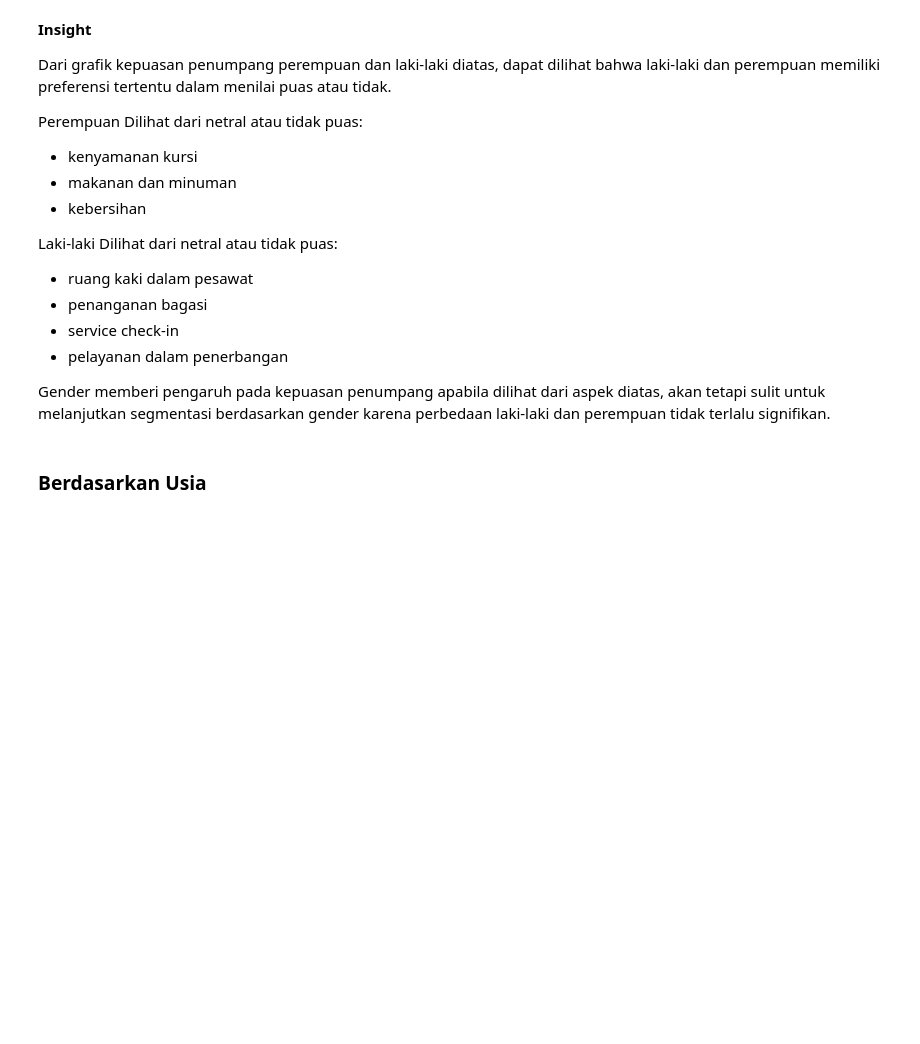
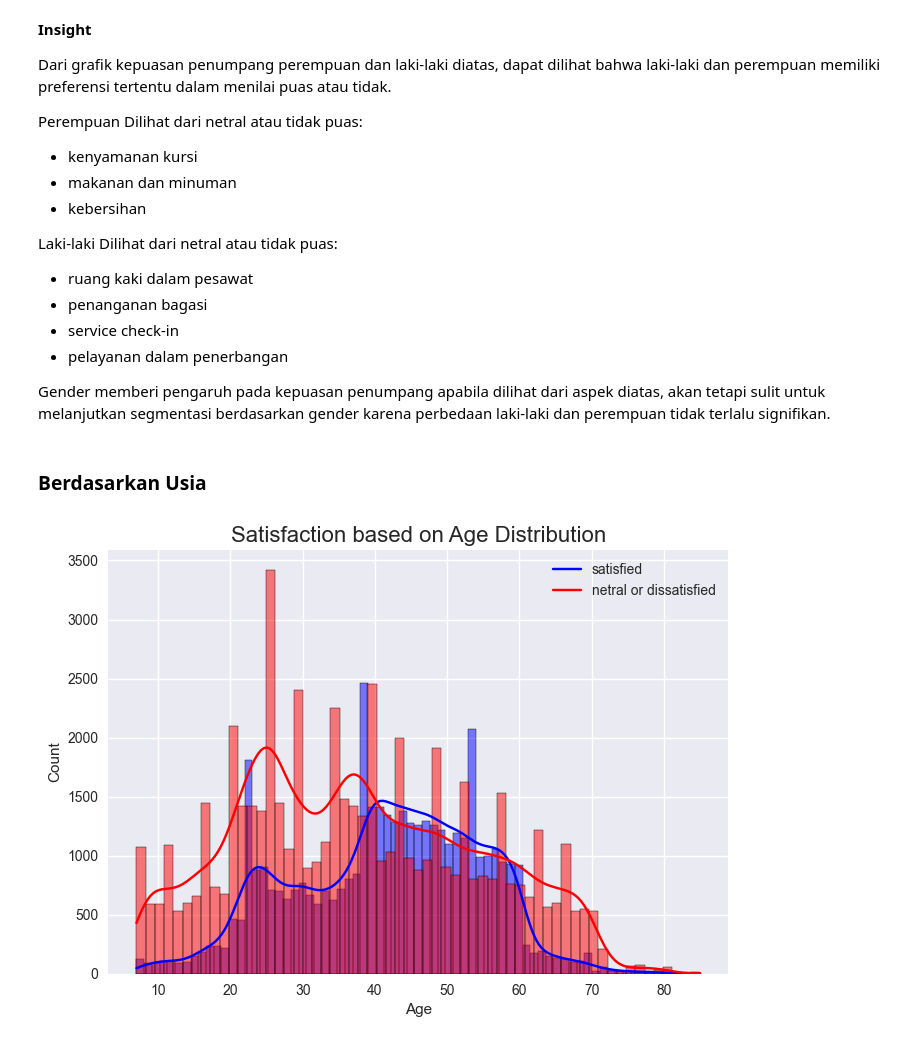
Before and after one commit to Abrahamtarra/US-Airline-Passenger-Satisfaction, a Jupyter notebook: notebooks/Analysis.ipynb, the cells around one changed output. Saved outputs shown, nothing was run; the diff lists cells and outputs as text; code cells hidden in the pictures; blank space fills up the shorter version.

```diff
--- a/notebooks/Analysis.ipynb
+++ b/notebooks/Analysis.ipynb
@@ -190,3 +190,11 @@ Laki-laki Dilihat dari netral atau tidak puas:
 Gender memberi pengaruh pada kepuasan penumpang apabila dilihat dari aspek diatas, akan tetapi sulit untuk melanjutkan segmentasi berdasarkan gender karena perbedaan laki-laki dan perempuan tidak terlalu signifikan.
 # %% [markdown]
 ### **Berdasarkan Usia**
+# %%
+sns.histplot(x=df[df['Satisfaction']=='satisfied']['Age'],kde=True,color='blue')
+sns.histplot(x=df[df['Satisfaction']=='neutral or dissatisfied']['Age'],kde=True,color='red')
+plt.legend(labels=['satisfied','netral or dissatisfied'])
+plt.title('Satisfaction based on Age Distribution', fontsize=16)
+plt.show()
+# %% [output]
+[figure, added]
```
